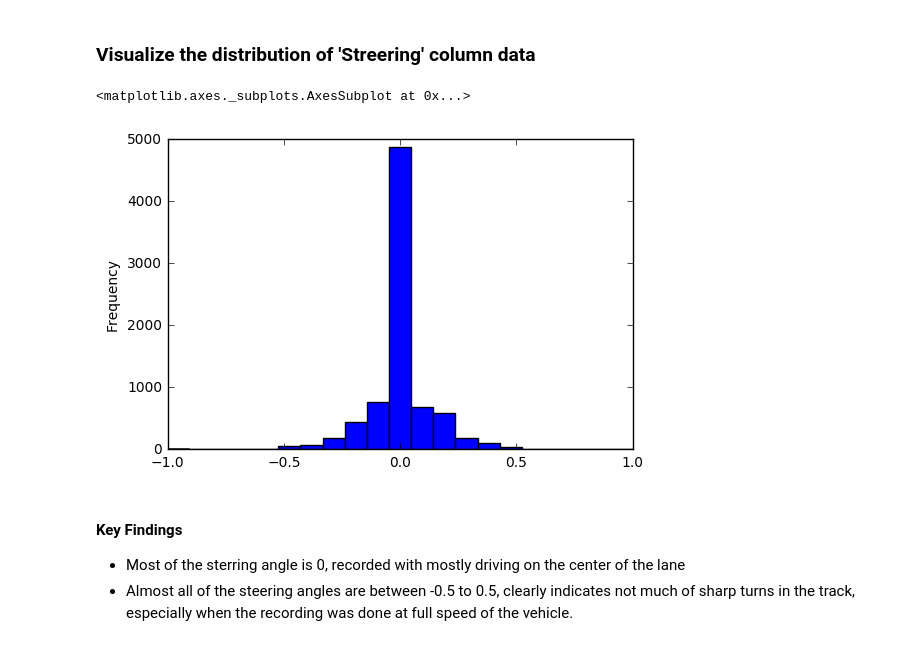
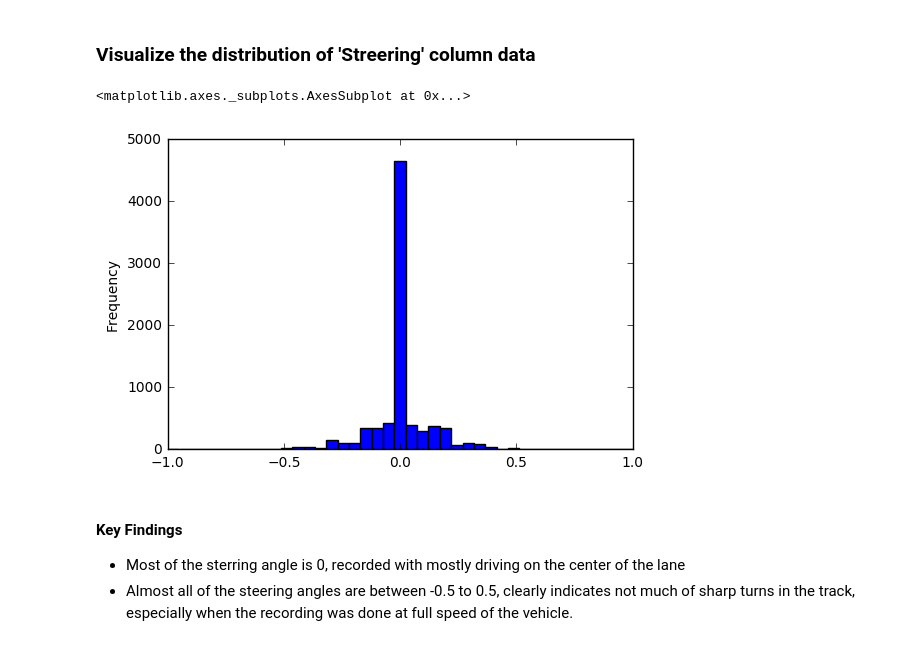
Before and after one commit to rajeshb/SelfDrivingCar, a Jupyter notebook: T1P3-Behavioral-Cloning/dataexploration.ipynb, the cells around one changed output. Saved outputs shown, nothing was run; the diff lists cells and outputs as text; code cells hidden in the pictures.

```diff
--- a/T1P3-Behavioral-Cloning/dataexploration.ipynb
+++ b/T1P3-Behavioral-Cloning/dataexploration.ipynb
@@ -107,10 +106,10 @@ data.describe()
 ### Visualize the distribution of 'Streering' column data
 # %%
 # plot the distribution of steering angles
-data['steering'].plot.hist(range=(-1,1), bins=21)
+data['steering'].plot.hist(range=(-1,1), bins=41)
 # %% [output]
 <matplotlib.axes._subplots.AxesSubplot at 0x...>
-[figure, old version]
+[figure, new version]
 # %% [markdown]
 #### Key Findings
 * Most of the sterring angle is 0, recorded with mostly driving on the center of the lane
```
Also changed, not shown: parts of 14 cells of this notebook, 2 other files.
